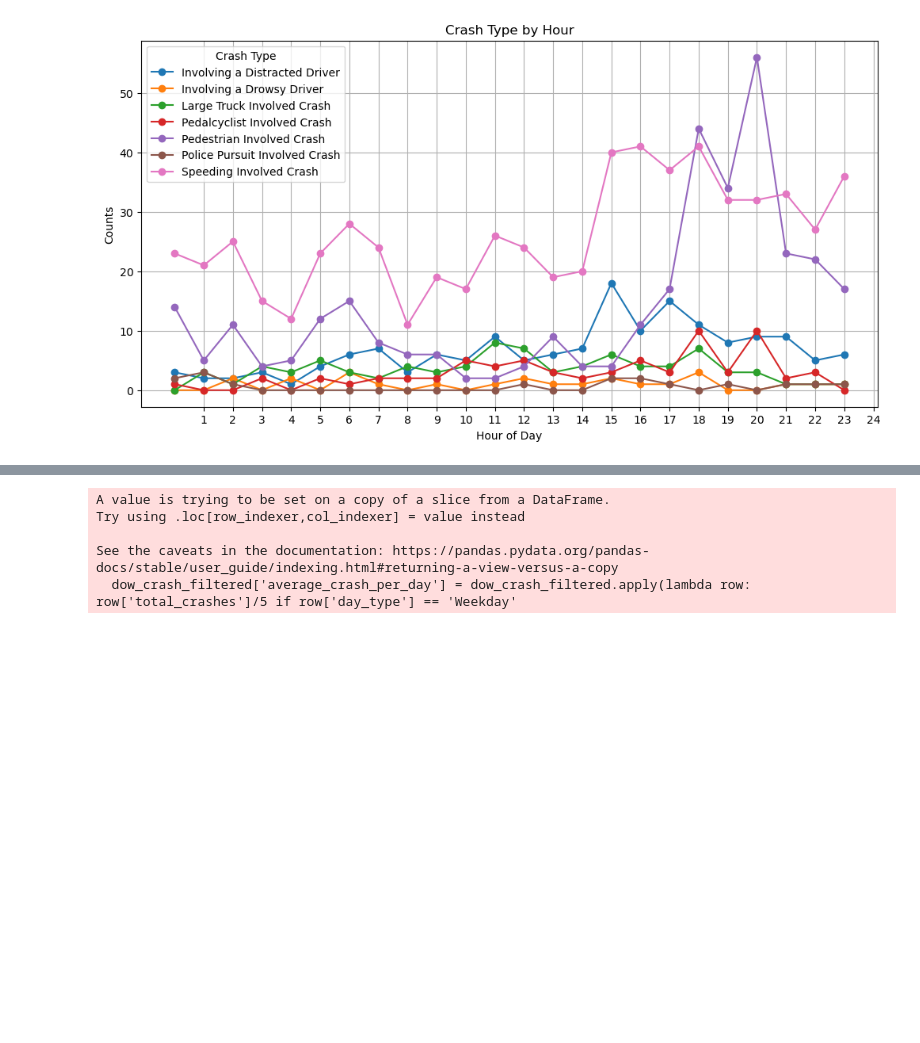
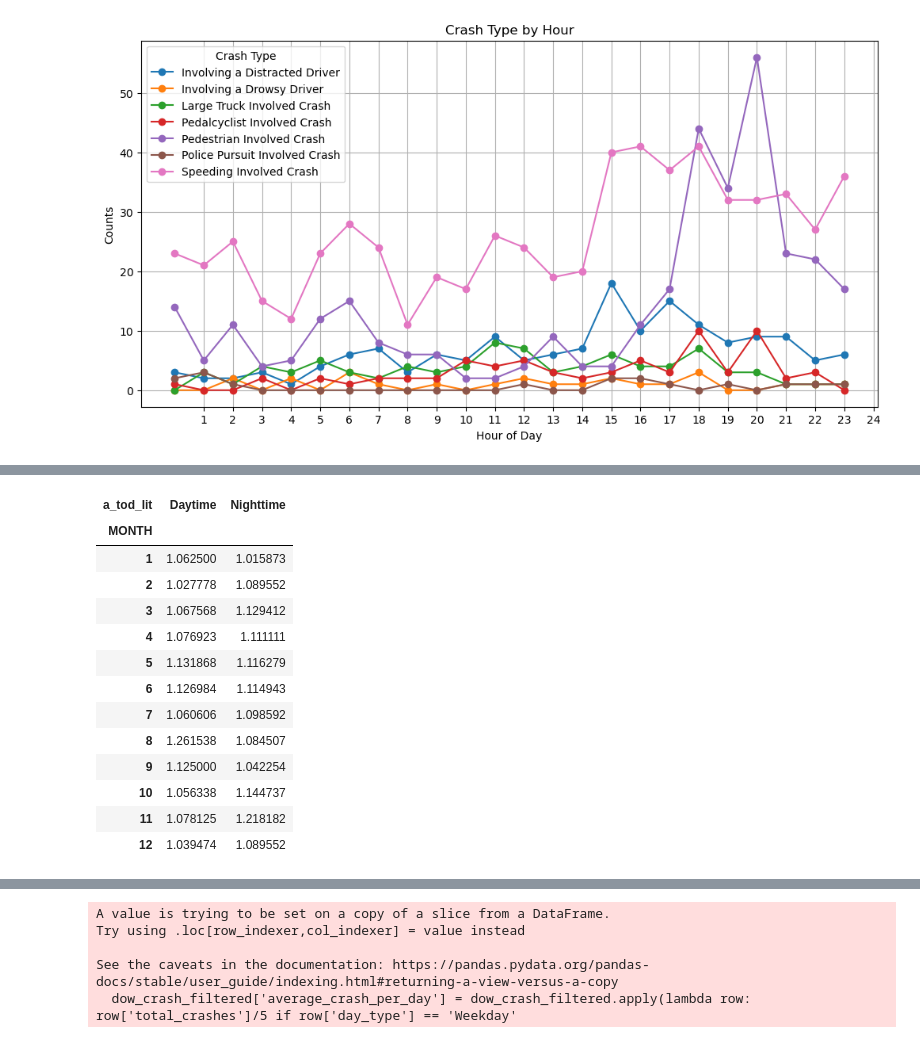
Before and after one commit to DeanRaynes/python-project-1, a Jupyter notebook: Accident Data Dean.ipynb, the cells around one changed output, grey strips where cells are left out. Saved outputs shown, nothing was run; the diff lists cells and outputs as text; code cells hidden in the pictures; blank space fills up the shorter version.

```diff
--- a/Accident Data Dean.ipynb
+++ b/Accident Data Dean.ipynb
@@ -284,0 +290,31 @@ Name: count, dtype: int64
+# %%
+import seaborn as sns
+import numpy as np
+
+fatals_per_crash_filtered = accident_conditions[accident_conditions['a_tod_lit'] != 'Unknown']
+
+fatals_per_crash_month_light = fatals_per_crash_filtered.groupby(['MONTH','a_tod_lit']).agg(
+    number_crashes = ('MONTH','count'),
+    total_fatalities = ('FATALS','sum')
+).reset_index()
+
+fatals_per_crash_month_light['fatals_per_crash'] = fatals_per_crash_month_light['total_fatalities'] / fatals_per_crash_month_light['number_crashes']
+
+fatals_per_crash_pivot = fatals_per_crash_month_light.pivot(index='MONTH',columns='a_tod_lit',values='fatals_per_crash').fillna(0)
+
+fatals_per_crash_pivot
+# %% [output]
+| a_tod_lit | Daytime | Nighttime |
+| MONTH |  |  |
+| 1 | 1.062500 | 1.015873 |
+| 2 | 1.027778 | 1.089552 |
+| 3 | 1.067568 | 1.129412 |
+| 4 | 1.076923 | 1.111111 |
+| 5 | 1.131868 | 1.116279 |
+| 6 | 1.126984 | 1.114943 |
+| 7 | 1.060606 | 1.098592 |
+| 8 | 1.261538 | 1.084507 |
+| 9 | 1.125000 | 1.042254 |
+| 10 | 1.056338 | 1.144737 |
+| 11 | 1.078125 | 1.218182 |
+| 12 | 1.039474 | 1.089552 |
```
Also changed, not shown: parts of 3 cells of this notebook, 1 other file.
